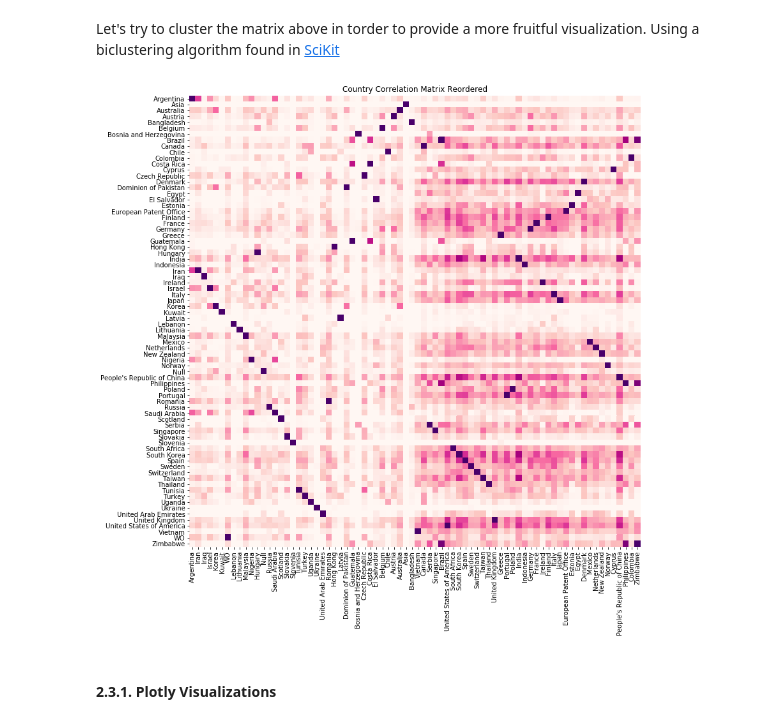
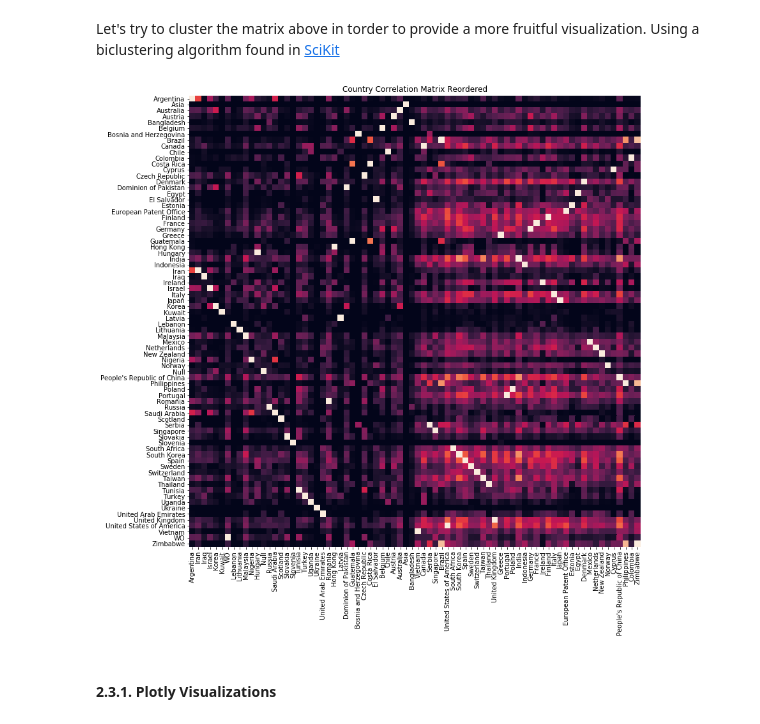
Before and after one commit to duarteocarmo/technological_capabilities, a Jupyter notebook: notebooks/Capability Correlations.ipynb, the cells around one changed output. Saved outputs shown, nothing was run; the diff lists cells and outputs as text; code cells hidden in the pictures.

```diff
--- a/notebooks/Capability Correlations.ipynb
+++ b/notebooks/Capability Correlations.ipynb
@@ -407,31 +406,31 @@ Let's try to cluster the matrix above in torder to provide a more fruitful visua
 # %%
 from sklearn.cluster.bicluster import SpectralBiclustering
 
 # define number of clusters and method.
 n_clusters = (2, 2)
 chosen_method = 'log'
 # ‘scale’, ‘bistochastic’, or ‘log’, recommended is log but default is bistochastic
 
 # fit model
 model = SpectralBiclustering(n_clusters=n_clusters, method=chosen_method, random_state=0)
 model.fit(country_correlation)
 
 # create new matrix
 fit_data = country_correlation[np.argsort(model.row_labels_)]
 fit_data = country_correlation[:, np.argsort(model.column_labels_)]
 
 # rearrange labels
 idx = np.argsort(model.row_labels_)
 names = np.asarray(country_names)
 
 # plot
 plt.subplots(1,1,figsize=(13, 13))
 plt.subplot(111)
-sns.heatmap(fit_data, cmap='RdPu', cbar=None, square=True, yticklabels=country_names, xticklabels=names[idx])
+sns.heatmap(fit_data,  cbar=None, square=True, yticklabels=country_names, xticklabels=names[idx])
 plt.title('Country Correlation Matrix Reordered')
 plt.show()
 # %% [output]
-[figure, old version]
+[figure, new version]
 # %% [markdown]
 #### 2.3.1. Plotly Visualizations
 # %%
```
Also changed, not shown: parts of 8 cells of this notebook.
